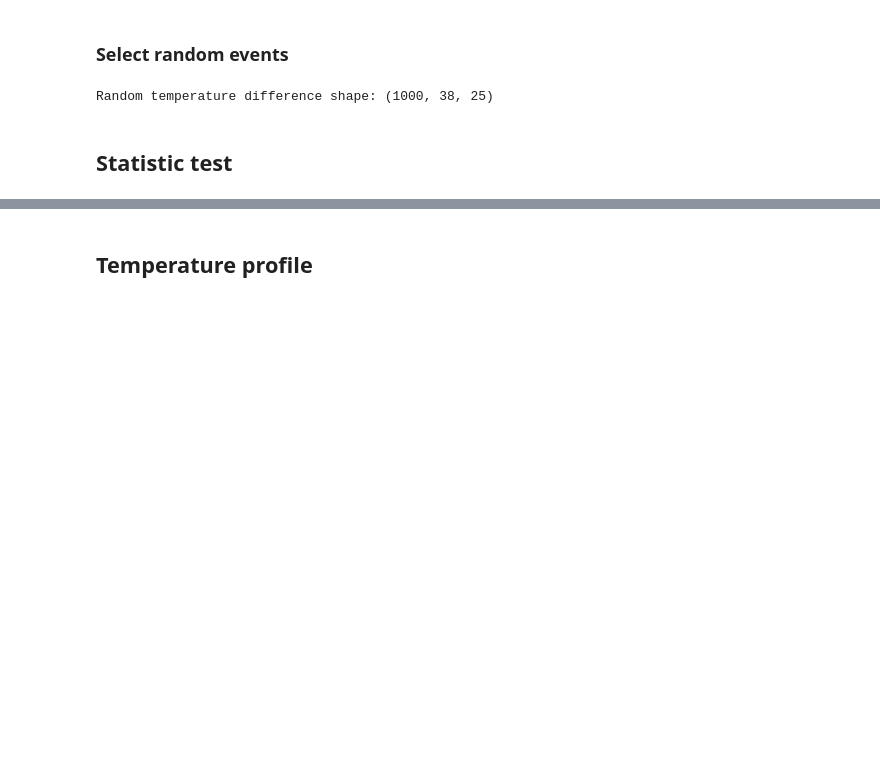
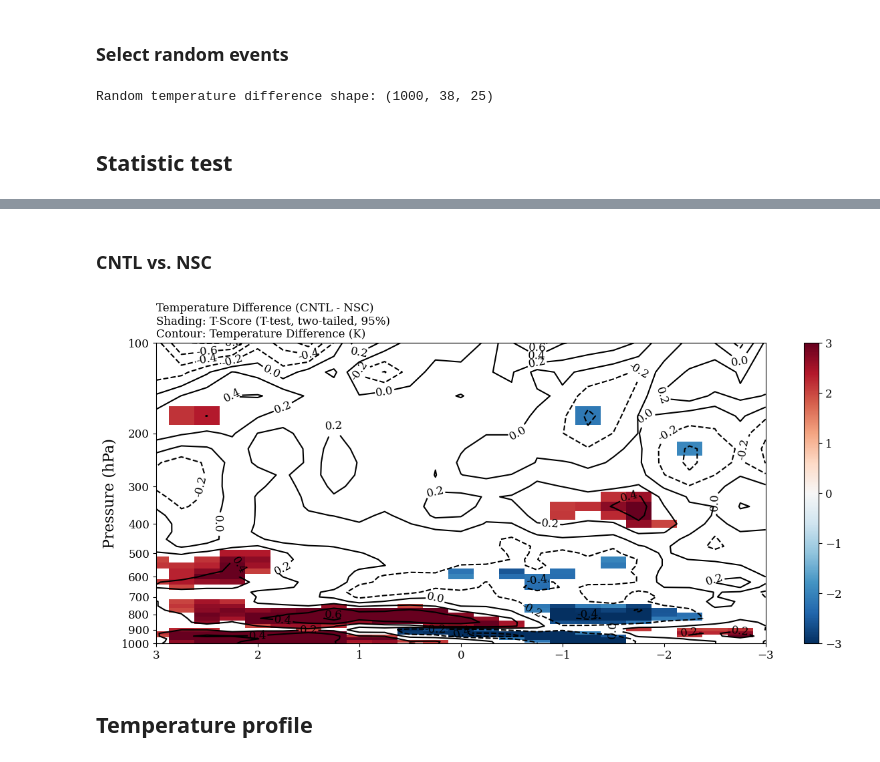
Before and after one commit to JOsephKan/2024_Research, a Jupyter notebook: MPAS/Composite/raw_composite/Statistical_test/Raw_temp_diff.ipynb, the cells around one changed output, grey strips where cells are left out. Drawn from its saved outputs; the diff is of its cells as text; code cells hidden in the pictures; blank space fills up the shorter version.

```diff
--- a/MPAS/Composite/raw_composite/Statistical_test/Raw_temp_diff.ipynb
+++ b/MPAS/Composite/raw_composite/Statistical_test/Raw_temp_diff.ipynb
@@ -159,2 +175,31 @@ plt.savefig("temp_diff_t_score.png", dpi=300)
+# %% [markdown]
+### CNTL vs. NSC
+# %%
+# mean and standard deviation
+temp_diff_mean_nsc: np.ndarray = temp_diff_rand_nsc.mean(axis=0)
+temp_diff_std_nsc : np.ndarray = temp_diff_rand_nsc.std(axis=0)
+
+
+temp_diff_t_nsc: np.ndarray = (temp_diff_nsc - temp_diff_mean_nsc) / temp_diff_std_nsc
+
+temp_diff_t_nsc = np.where(np.abs(temp_diff_t_nsc) > 1.96, temp_diff_t_nsc, np.nan)
+
+fig, ax = plt.subplots(figsize=(12, 6))
+fig.subplots_adjust(left=0.1, right=1.05, top=0.85, bottom=0.1)
+cf = ax.pcolormesh(np.linspace(-3, 3, 25), dims["lev"], temp_diff_t_nsc, cmap="RdBu_r", norm=TwoSlopeNorm(vmin=-3, vcenter=0, vmax=3))
+c = ax.contour(np.linspace(-3, 3, 25), dims["lev"], temp_diff_nsc, colors="black")
+ax.set_yscale("log")
+ax.set_yticks(np.linspace(100, 1000, 10), np.linspace(100, 1000, 10, dtype=int))
+ax.set_xlim(-3, 3)
+ax.set_ylim(100, 1000)
+plt.gca().invert_xaxis()
+plt.gca().invert_yaxis()
+ax.set_ylabel("Pressure (hPa)")
+ax.set_title("Temperature Difference (CNTL - NSC)\nShading: T-Score (T-test, two-tailed, 95%)\nContour: Temperature Difference (K)", fontsize=12, loc="left")
+plt.clabel(c, inline=True, fmt="%.1f")
+plt.colorbar(cf)
+plt.savefig("Temp_diff/t_cntl_nsc.png", dpi=300)
+# %% [output]
+[figure, added]
 # %% [markdown]
 ## Temperature profile
```
Also changed, not shown: parts of 9 cells of this notebook, 16 other files.
